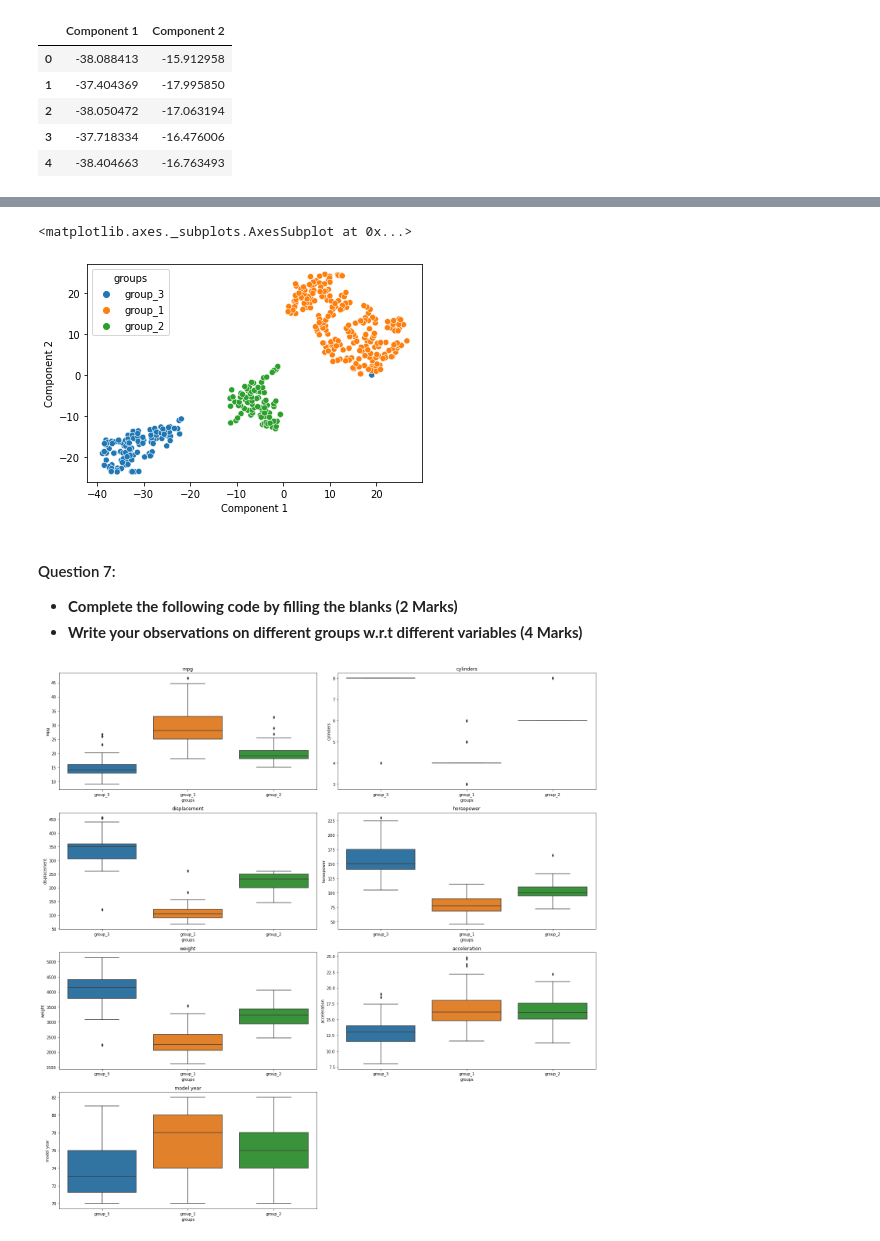
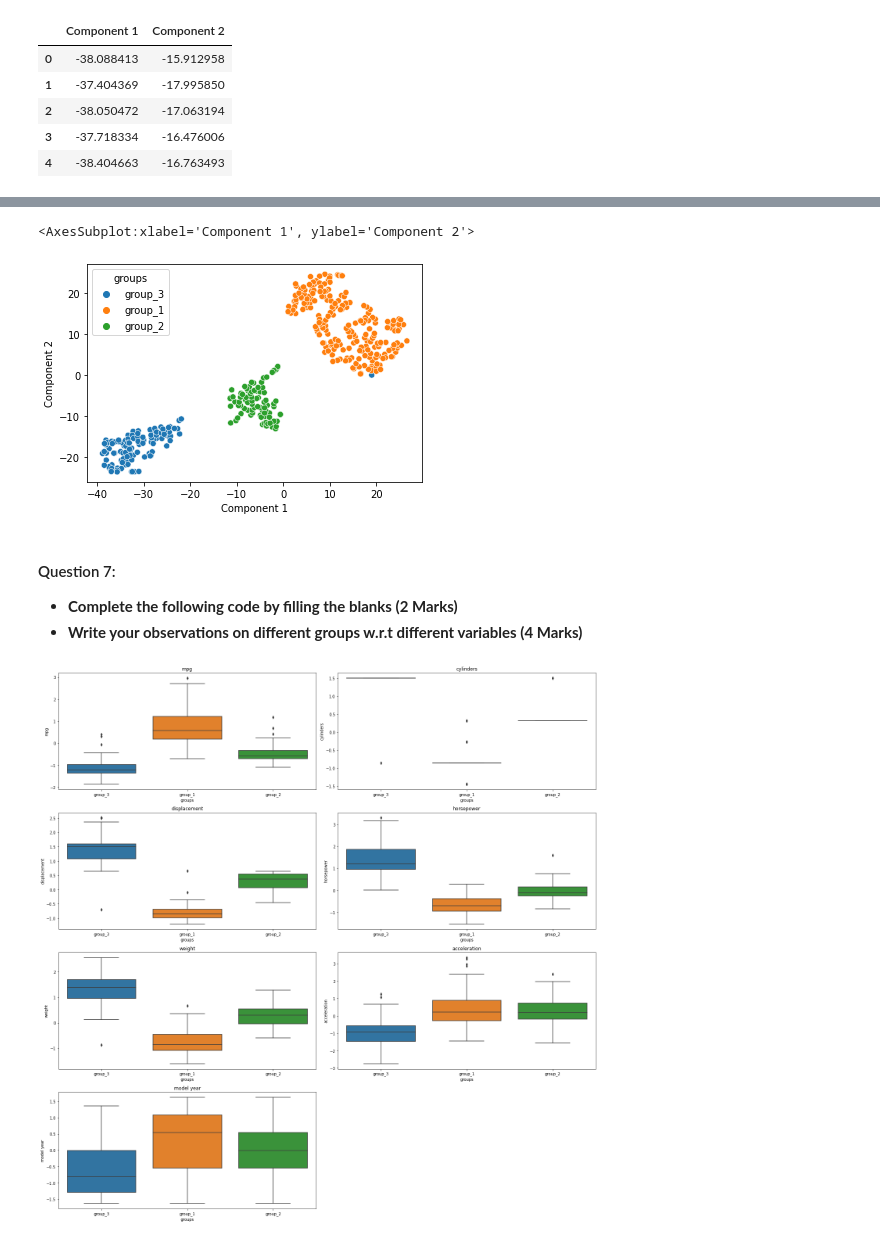
Before and after one commit to sudhara/datasciencecoursera, a Jupyter notebook: Learner_Notebook_PCA_and_tSNE_Project.ipynb, the cells around one changed output, grey strips where cells are left out. Drawn from its saved outputs; the diff is of its cells as text; code cells hidden in the pictures.

```diff
--- a/Learner_Notebook_PCA_and_tSNE_Project.ipynb
+++ b/Learner_Notebook_PCA_and_tSNE_Project.ipynb
@@ -239,8 +244,8 @@ data_scaled.head()
 n=data_scaled.shape[1]
 
 #Finding principal components for the data
-pca = ______________________ #Apply the PCA algorithm with random state = 1
-data_pca1 = pd.DataFrame(_____________________) #Fit and transform the pca function on scaled data
+pca = PCA(n_components=n, random_state=1) #Apply the PCA algorithm with random state = 1
+data_pca1 = pd.DataFrame(pca.fit_transform(data_scaled)) #Fit and transform the pca function on scaled data
 
 #The percentage of variance explained by each principal component
 exp_var = pca.explained_variance_ratio_
@@ -334,8 +354,8 @@ plt.ylabel("PC2")
 - **Apply the TSNE embedding with 2 components for the dataframe data_scaled (use random_state=1) (2 Marks)**
 - **Write your observations on the below scatter plots (2 Marks)**
 # %%
-tsne = _________  #Apply the TSNE algorithm with random state = 1
-data_tsne = ____________ #Fit and transform tsne function on the scaled data
+tsne = TSNE(n_components=2, random_state=1) #Apply the TSNE algorithm with random state = 1
+data_tsne = tsne.fit_transform(data_scaled) #Fit and transform tsne function on the scaled data
 # %%
 data_tsne.shape
 # %% [output]
@@ -380,7 +402,7 @@ data_tsne['groups'] = data_tsne.apply(grouping,axis=1)
 # %%
 sns.scatterplot(x=data_tsne.iloc[:,0],y=data_tsne.iloc[:,1],hue=data_tsne.iloc[:,2])
 # %% [output]
-<matplotlib.axes._subplots.AxesSubplot at 0x...>
+<AxesSubplot:xlabel='Component 1', ylabel='Component 2'>
 [figure]
 # %%
 data['groups'] = data_tsne['groups']
@@ -391,15 +413,15 @@ data['groups'] = data_tsne['groups']
 # %%
 all_col = data.columns.tolist()
 plt.figure(figsize=(20, 20))
 
 for i, variable in enumerate(all_col):
     if i==7:
         break
     plt.subplot(4, 2, i + 1)
     #Create boxplot with groups on the x-axis and variable on the y-axis (use the dataframe data)
-    ________________________________
+    sns.boxplot(y=data_scaled[variable],x=data['groups'])
     plt.tight_layout()
     plt.title(variable)
 plt.show()
 # %% [output]
-[figure, old version]
+[figure, new version]
```
Also changed, not shown: parts of 15 cells of this notebook, 3 other files.
